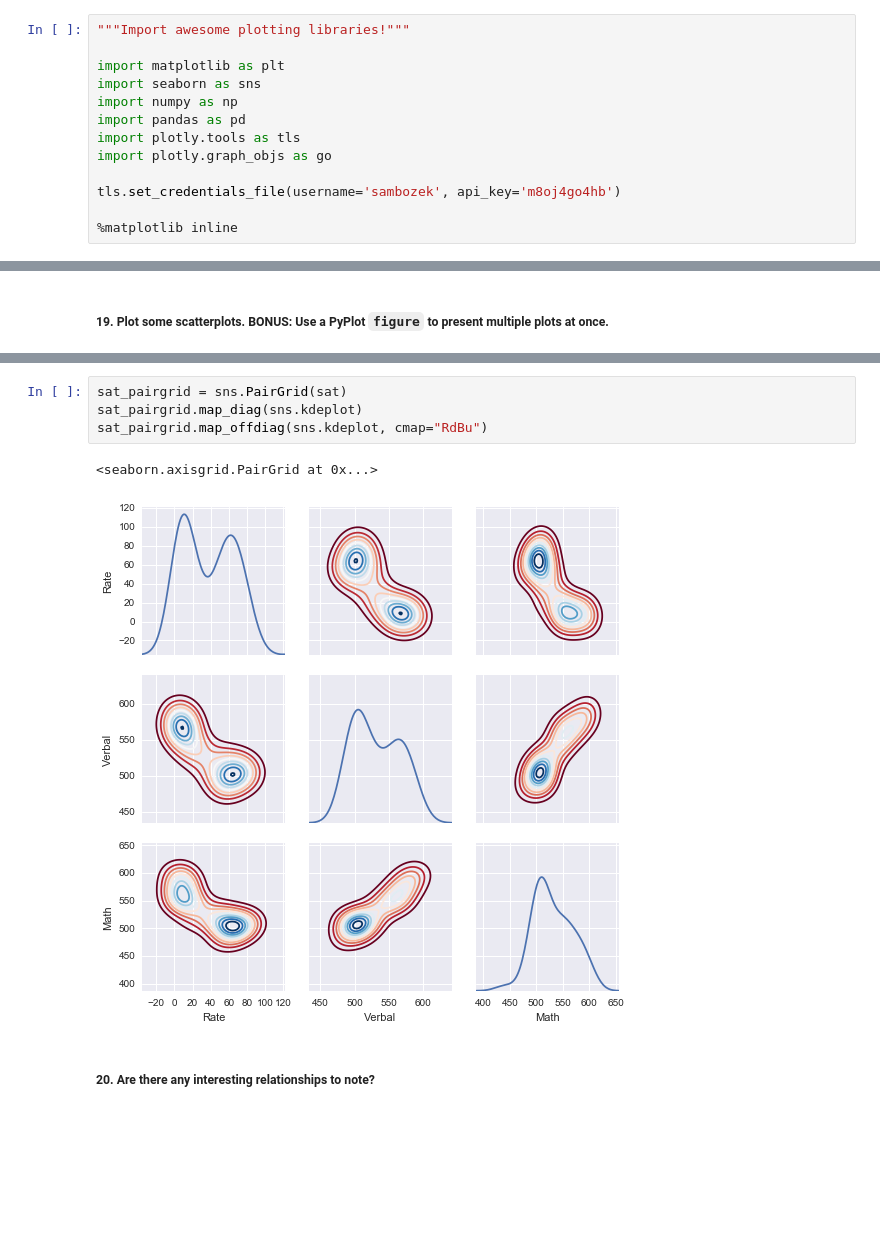
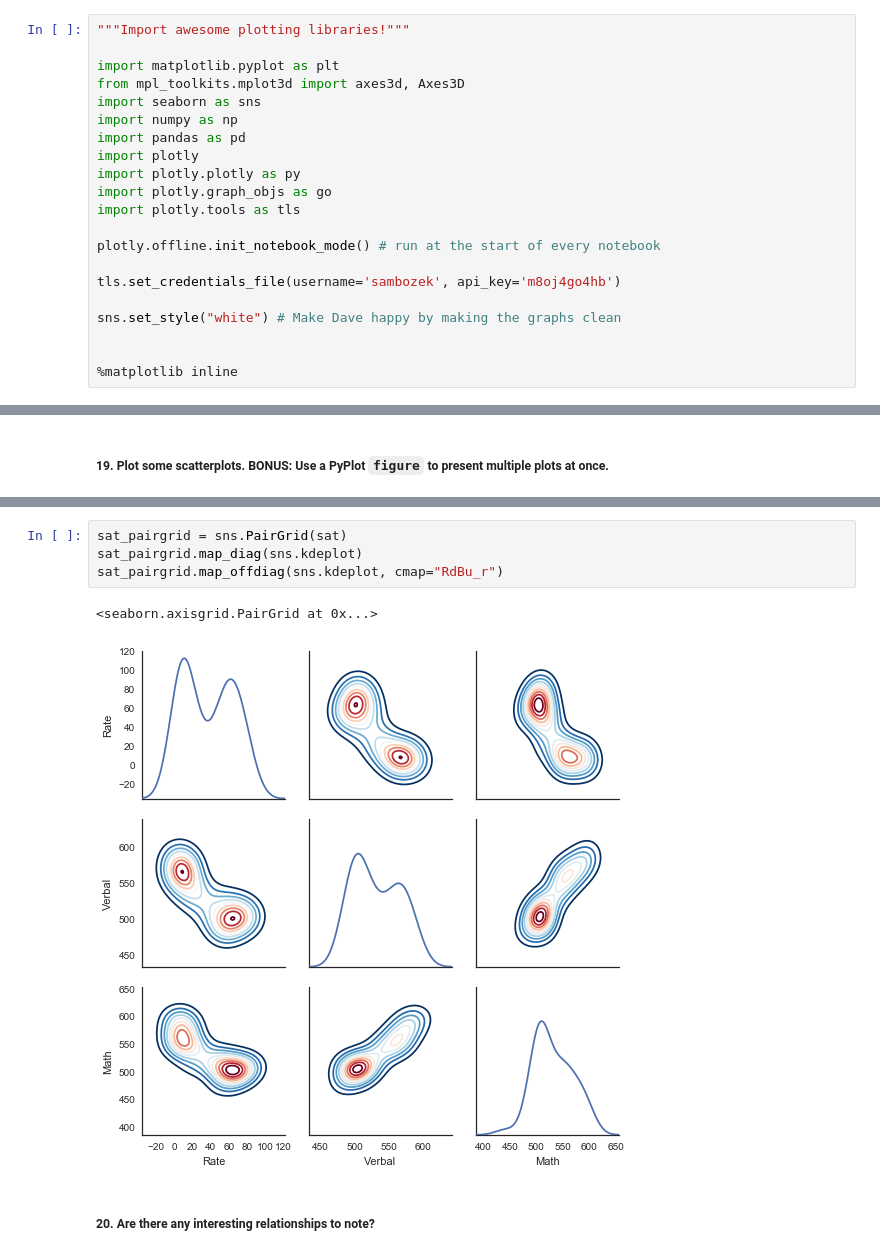
Before and after one commit to sambozek/DSI-SF-1-sebozek, a Jupyter notebook: projects/project-01/starter-code/project_1.ipynb, the cells around one changed output, grey strips where cells are left out. Cells and saved outputs as stored; diff of their text form; blank space fills up the shorter version.

Commit message:
Added Plots to Project

```diff
--- a/projects/project-01/starter-code/project_1.ipynb
+++ b/projects/project-01/starter-code/project_1.ipynb
@@ -283,15 +265,23 @@ Standard Deviation for Verbal is:  32.9150949616
 # %%
 """Import awesome plotting libraries!"""
 
-import matplotlib as plt
+import matplotlib.pyplot as plt
+from mpl_toolkits.mplot3d import axes3d, Axes3D
 import seaborn as sns
 import numpy as np
 import pandas as pd
+import plotly
+import plotly.plotly as py
+import plotly.graph_objs as go
 import plotly.tools as tls
-import plotly.graph_objs as go
+
+plotly.offline.init_notebook_mode() # run at the start of every notebook
 
 tls.set_credentials_file(username='sambozek', api_key='m8oj4go4hb')
 
+sns.set_style("white") # Make Dave happy by making the graphs clean
+
+
 %matplotlib inline
 # %%
 sat = pd.read_csv(sat_file) # Convert SAT scores into a panda dataframe
@@ -356,10 +365,10 @@ sat_pairplot = sns.pairplot(sat)
 # %%
 sat_pairgrid = sns.PairGrid(sat)
 sat_pairgrid.map_diag(sns.kdeplot)
-sat_pairgrid.map_offdiag(sns.kdeplot, cmap="RdBu")
+sat_pairgrid.map_offdiag(sns.kdeplot, cmap="RdBu_r")
 # %% [output]
 <seaborn.axisgrid.PairGrid at 0x...>
-[figure, old version]
+[figure, new version]
 # %% [markdown]
 ##### 20. Are there any interesting relationships to note?
 # %% [markdown]
```
Also changed, not shown: parts of 15 cells of this notebook.
